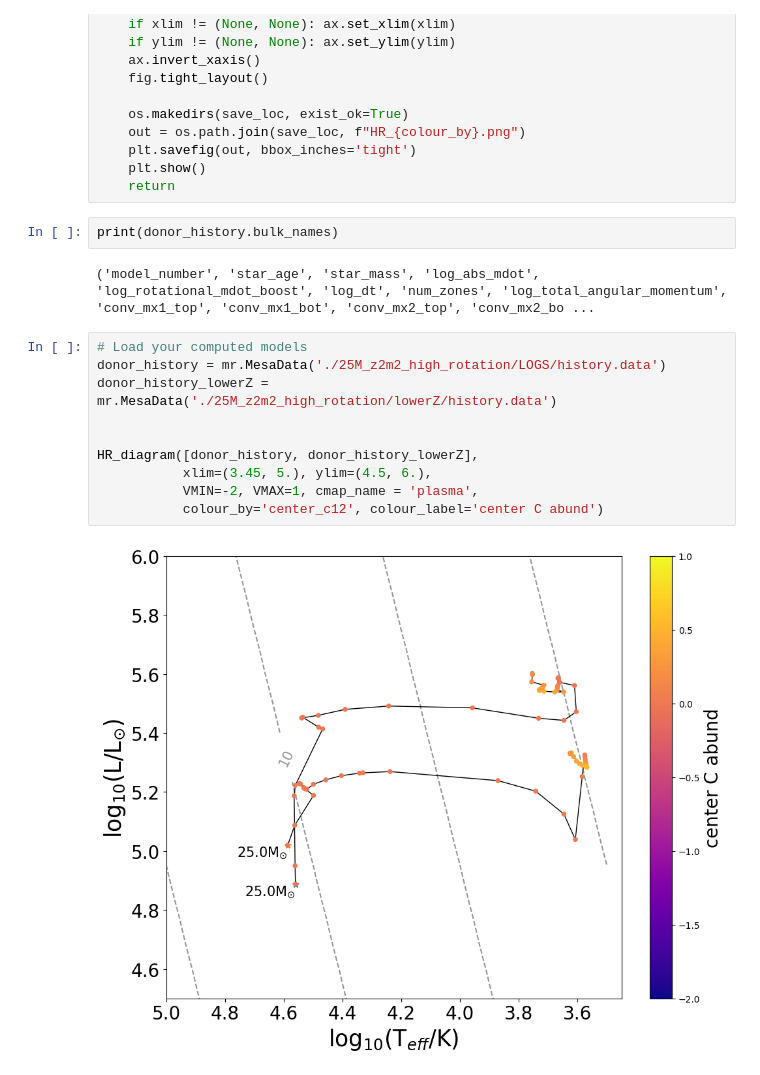
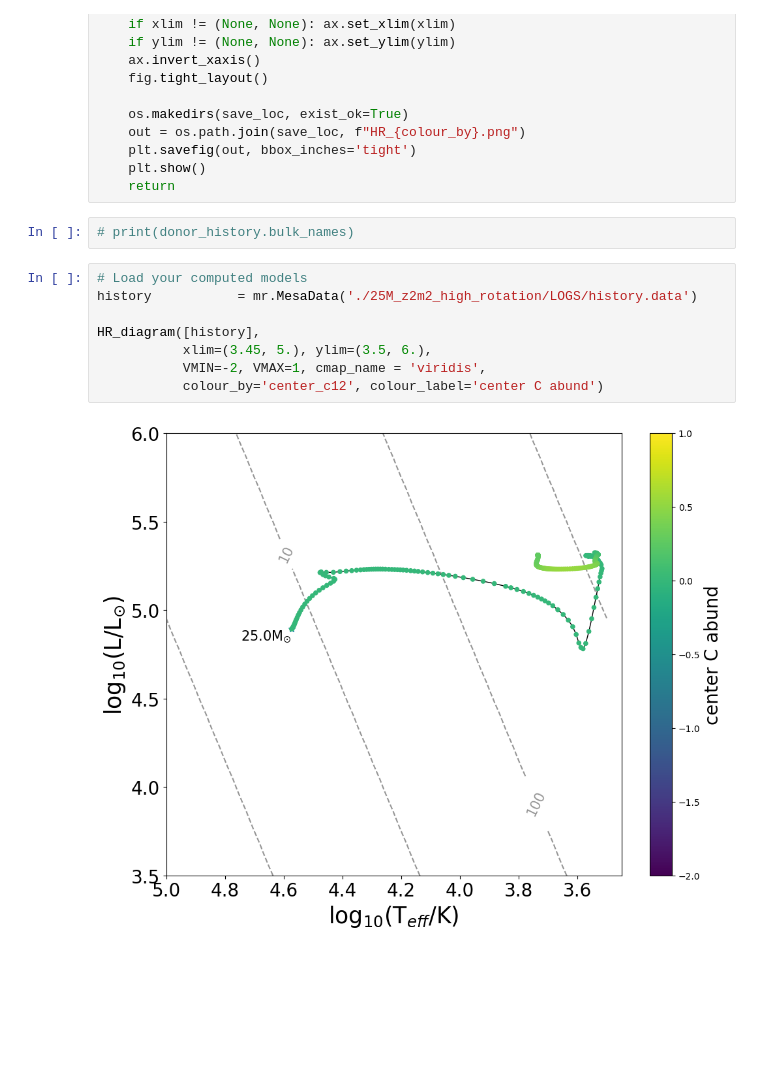
Before and after one commit to LiekeVanSon/ASBE-course, a Jupyter notebook: practicum/session5_case_study/inspect_testcases.ipynb, the cells around one changed output. Cells and saved outputs as stored; diff of their text form; blank space fills up the shorter version.

```diff
--- a/practicum/session5_case_study/inspect_testcases.ipynb
+++ b/practicum/session5_case_study/inspect_testcases.ipynb
@@ -79,18 +77,14 @@ def HR_diagram(histoy_list, xlim=(None, None), ylim=(None, None),
     plt.show()
     return
 # %%
-print(donor_history.bulk_names)
+# print(donor_history.bulk_names)
-# %% [output]
-('model_number', 'star_age', 'star_mass', 'log_abs_mdot', 'log_rotational_mdot_boost', 'log_dt', 'num_zones', 'log_total_angular_momentum', 'conv_mx1_top', 'conv_mx1_bot', 'conv_mx2_top', 'conv_mx2_bo ...
 # %%
 # Load your computed models
-donor_history = mr.MesaData('./25M_z2m2_high_rotation/LOGS/history.data')
-donor_history_lowerZ = mr.MesaData('./25M_z2m2_high_rotation/lowerZ/history.data')
+history           = mr.MesaData('./25M_z2m2_high_rotation/LOGS/history.data')
 
-
-HR_diagram([donor_history, donor_history_lowerZ],
-           xlim=(3.45, 5.), ylim=(4.5, 6.),
-           VMIN=-2, VMAX=1, cmap_name = 'plasma',
+HR_diagram([history],
+           xlim=(3.45, 5.), ylim=(3.5, 6.),
+           VMIN=-2, VMAX=1, cmap_name = 'viridis',
            colour_by='center_c12', colour_label='center C abund')
 # %% [output]
-[figure, old version]
+[figure, new version]
```
Also changed, not shown: parts of 3 cells of this notebook, 4 other files.
